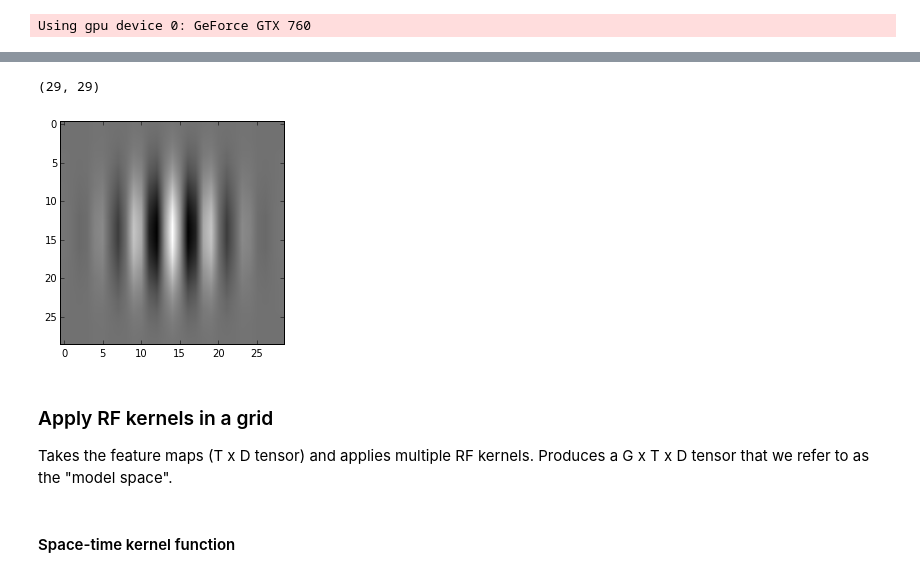
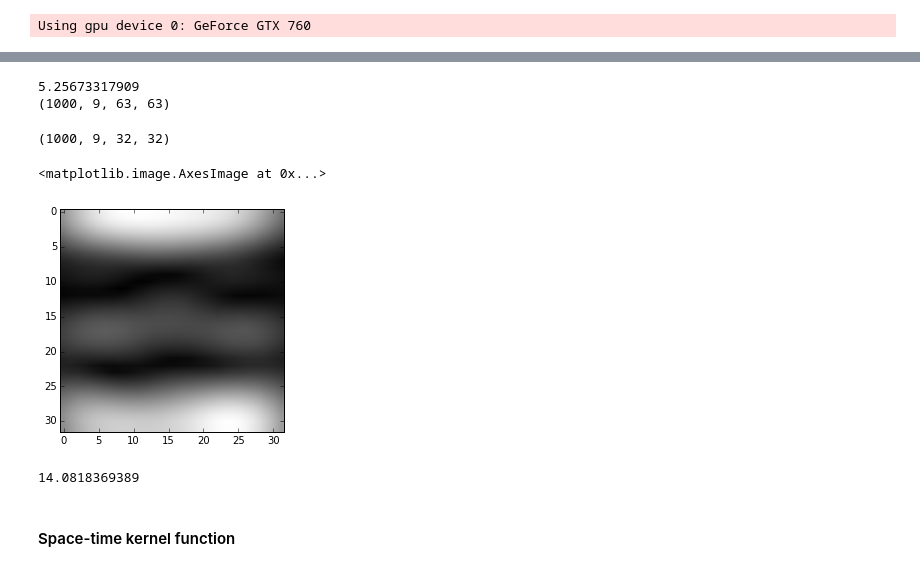
Before and after one commit to ChangdeDu/hrf_fitting, a Jupyter notebook: scripts/space_time_feature_separable_models.ipynb, the cells around one changed output, grey strips where cells are left out. Drawn from its saved outputs; the diff is of its cells as text; code cells hidden in the pictures.

Commit message:
refinment of mockup notebook for feature-weighted rf model

```diff
--- a/scripts/space_time_feature_separable_models.ipynb
+++ b/scripts/space_time_feature_separable_models.ipynb
@@ -41,0 +57,2 @@ Using gpu device 0: GeForce GTX 760
+# %%
+stimuli = np.random.rand(T,n_image_channels, stim_size,stim_size).astype('float32')
@@ -85,14 +132,62 @@ n_pix = int(fm.loc[idx,'n_pix'])
-# %%
-foo = gaborme(freq,ori,center,fwhm,n_pix)
-plt.imshow(np.real(foo),cmap='gray')
-print foo.shape
-# %% [output]
-(29, 29)
-[figure, removed]
-# %% [markdown]
-### Apply RF kernels in a grid
-Takes the feature maps (T x D tensor) and applies multiple RF kernels.
-Produces a G x T x D tensor that we refer to as the "model space".
+# %%
+##theano symbolic variables
+stim_tnsr = tnsr.tensor4('stim_tnsr')  ##T x n_image_channels x stim_size x stim_size
+real_filter_stack_tnsr = tnsr.tensor4('real_feature_map_tnsr') ##D x n_image_channels x stim_size x stim_size. complex
+imag_filter_stack_tnsr = tnsr.tensor4('imag_feature_map_tnsr') ##D x n_image_channels x stim_size x stim_size. complex
+real_feature_map_tnsr = tnsr.nnet.conv2d(stim_tnsr,
+                                 real_filter_stack_tnsr,
+                                 image_shape = stim_tnsr_shape,
+                                 filter_shape = filter_stack_shape,
+                                 border_mode = 'full')  ##produces T x D x stim_size x stim_size maps
+imag_feature_map_tnsr = tnsr.nnet.conv2d(stim_tnsr,
+                                 imag_filter_stack_tnsr,
+                                 image_shape = stim_tnsr_shape,
+                                 filter_shape = filter_stack_shape,
+                                 border_mode = 'full')  ##produces T x D x stim_size x stim_size maps
+
+##for filtering with complex gabors, we need an operation for squaring/summing real/imag parts
+
+abs_value = tnsr.sqrt(tnsr.sqr(real_feature_map_tnsr) + tnsr.sqr(imag_feature_map_tnsr))
+# %%
+##functionize feature mapping
+make_feature_maps = function(inputs = [stim_tnsr,real_filter_stack_tnsr,imag_filter_stack_tnsr],
+                             outputs = abs_value)
+# %%
+##create feature maps
+##only applying real parts of the filters.
+##will have to loop or scan over extra dimension for complex filtering
+start = time()
+feature_maps = make_feature_maps(stimuli,
+                                 np.reshape(filter_stack[:,0,:,:], (D,n_image_channels,stim_size,stim_size)),
+                                 np.reshape(filter_stack[:,1,:,:], (D,n_image_channels,stim_size,stim_size)))
+
+print time()-start
+
+print feature_maps.shape
+new_size = feature_maps.shape[2]
+crop_start = np.round((new_size-stim_size)/2.).astype('int')
+crop_stop = crop_start+stim_size
+feature_maps = feature_maps[:, :, crop_start:crop_stop, crop_start:crop_stop]
+# %% [output]
+5.25673317909
+(1000, 9, 63, 63)
+# %%
+print feature_maps.shape
+plt.imshow(feature_maps[2,-1,:,:],cmap='gray')
+###notice nasty edge artifact
+# %% [output]
+(1000, 9, 32, 32)
+<matplotlib.image.AxesImage at 0x...>
+[figure, added]
+# %%
+##check against scipy...get x20 speeedup.
+start = time()
+for t in range(T/10):
+    for d in range(D):
+        np.sqrt(conv2d(stimuli[t,0,:,:], filter_stack[d,0,:,:])**2+conv2d(stimuli[t,0,:,:], filter_stack[d,0,:,:])**2)
+print time()-start
+# %% [output]
+14.0818369389
 # %% [markdown]
 #### Space-time kernel function
 # %%
```
Also changed, not shown: parts of 44 cells of this notebook, 1 other file.
